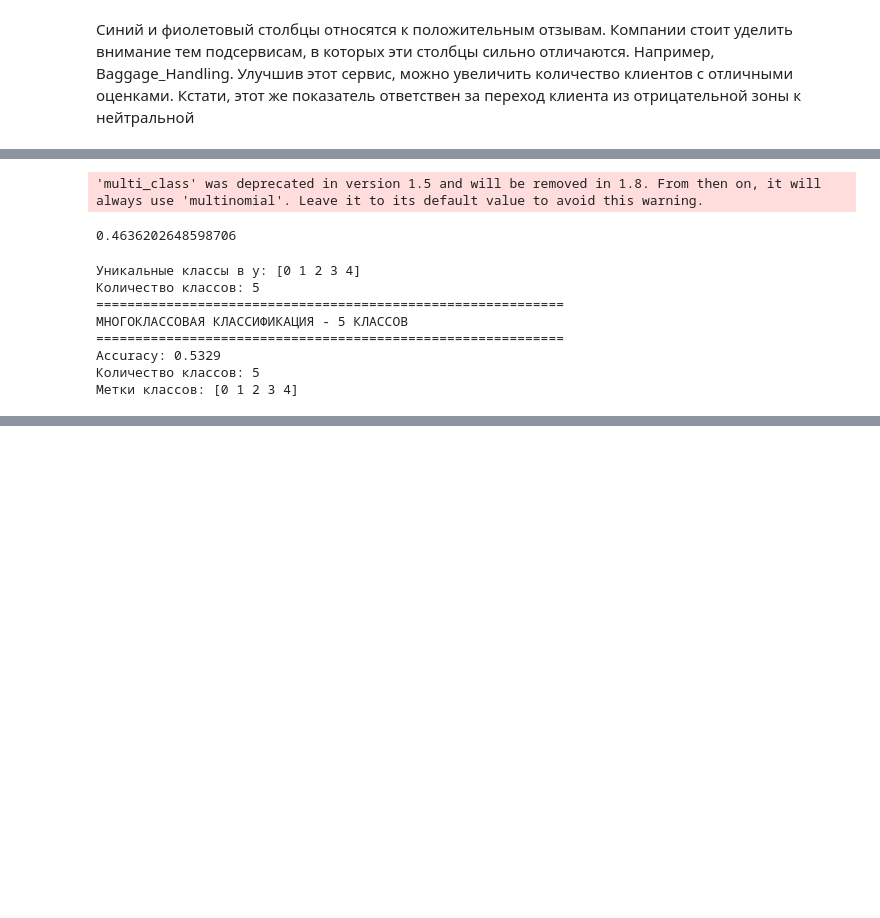
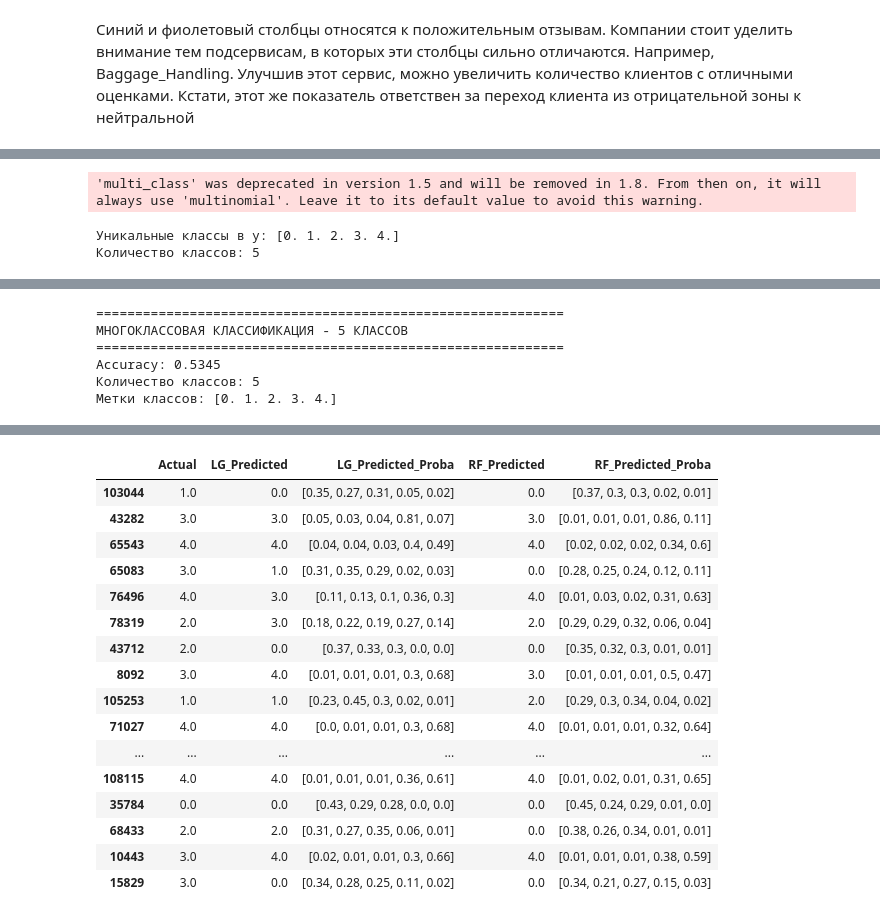
Before and after one commit to chukhuck/MLcourse, a Jupyter notebook: L11 Graph/w1/work.ipynb, the cells around one changed output, grey strips where cells are left out. Saved outputs shown, nothing was run; the diff lists cells and outputs as text; code cells hidden in the pictures; blank space fills up the shorter version.

```diff
--- a/L11 Graph/w1/work.ipynb
+++ b/L11 Graph/w1/work.ipynb
@@ -564,3 +591,19 @@ from sklearn.model_selection import train_test_split
 X_train, X_test, y_train, y_test = train_test_split(
     X, y, test_size=0.2, random_state=42
 )
+
+#X_train_scaled = ss.fit_transform(X_train)
+X_train = pd.DataFrame(
+    ss.fit_transform(X_train),
+    columns=X_train.columns,
+    index=X_train.index
+)
+
+
+#X_test_scaled = ss.transform(X_test)
+X_test = pd.DataFrame(
+    ss.fit_transform(X_test),
+    columns=X_test.columns,
+    index=X_test.index
+)
+X_test.head()
@@ -601,9 +634,10 @@ regression.fit(X_train, y_train)
 y_pred = regression.predict(X_test)
 y_pred_proba = regression.predict_proba(X_test)
 regression.score(X_test, y_test)
+
+result = pd.DataFrame({'Actual': y_test, 'LG_Predicted': y_pred, 'LG_Predicted_Proba': y_pred_proba.round(2).tolist()})
 # %% [output]
 'multi_class' was deprecated in version 1.5 and will be removed in 1.8. From then on, it will always use 'multinomial'. Leave it to its default value to avoid this warning.
-0.4636202648598706
 # %%
 from sklearn.ensemble import RandomForestClassifier
 from sklearn.model_selection import train_test_split
@@ -614,22 +648,23 @@ import numpy as np
 print("Уникальные классы в y:", np.unique(y))
 print("Количество классов:", len(np.unique(y)))
 
-# Разделение данных
-X_train, X_test, y_train, y_test = train_test_split(
-    X, y,
-    test_size=0.2,
-    random_state=42,
-    stratify=y  # сохраняем распределение классов
-)
+## Разделение данных
+#X_train, X_test, y_train, y_test = train_test_split(
+#    X, y,
+#    test_size=0.2,
+#    random_state=42,
+#    stratify=y  # сохраняем распределение классов
+#)
 
 # Создание модели для 5 классов
 rf_model = RandomForestClassifier(
-    n_estimators=100,       # количество деревьев
+    n_estimators=1000,       # количество деревьев
     random_state=42,        # для воспроизводимости
     max_depth=10,           # ограничение глубины
     min_samples_split=5,    # минимальное samples для разделения
     min_samples_leaf=2,     # минимальное samples в листе
-    class_weight='balanced' # важно для многоклассовой классификации
+    class_weight='balanced', # важно для многоклассовой классификации
+    verbose=1
 )
 
 # Обучение модели
@@ -639,6 +674,9 @@ rf_model.fit(X_train, y_train)
 y_pred = rf_model.predict(X_test)
 y_pred_proba = rf_model.predict_proba(X_test)  # вероятности для всех 5 классов
 
+result['RF_Predicted'] = y_pred
+result['RF_Predicted_Proba'] = y_pred_proba.round(2).tolist()
+
 # Оценка качества
 print("=" * 60)
 print("МНОГОКЛАССОВАЯ КЛАССИФИКАЦИЯ - 5 КЛАССОВ")
@@ -646,12 +684,8 @@ print("=" * 60)
 print(f"Accuracy: {accuracy_score(y_test, y_pred):.4f}")
 print(f"Количество классов: {len(rf_model.classes_)}")
 print(f"Метки классов: {rf_model.classes_}")
+
+result.head(30)
 # %% [output]
-Уникальные классы в y: [0 1 2 3 4]
+Уникальные классы в y: [0. 1. 2. 3. 4.]
 Количество классов: 5
-============================================================
-МНОГОКЛАССОВАЯ КЛАССИФИКАЦИЯ - 5 КЛАССОВ
-============================================================
-Accuracy: 0.5329
-Количество классов: 5
-Метки классов: [0 1 2 3 4]
@@ -657,0 +706,6 @@ Accuracy: 0.5329
+============================================================
+МНОГОКЛАССОВАЯ КЛАССИФИКАЦИЯ - 5 КЛАССОВ
+============================================================
+Accuracy: 0.5345
+Количество классов: 5
+Метки классов: [0. 1. 2. 3. 4.]
@@ -657,0 +713,17 @@ Accuracy: 0.5329
+|  | Actual | LG_Predicted | LG_Predicted_Proba | RF_Predicted | RF_Predicted_Proba |
+| 103044 | 1.0 | 0.0 | [0.35, 0.27, 0.31, 0.05, 0.02] | 0.0 | [0.37, 0.3, 0.3, 0.02, 0.01] |
+| 43282 | 3.0 | 3.0 | [0.05, 0.03, 0.04, 0.81, 0.07] | 3.0 | [0.01, 0.01, 0.01, 0.86, 0.11] |
+| 65543 | 4.0 | 4.0 | [0.04, 0.04, 0.03, 0.4, 0.49] | 4.0 | [0.02, 0.02, 0.02, 0.34, 0.6] |
+| 65083 | 3.0 | 1.0 | [0.31, 0.35, 0.29, 0.02, 0.03] | 0.0 | [0.28, 0.25, 0.24, 0.12, 0.11] |
+| 76496 | 4.0 | 3.0 | [0.11, 0.13, 0.1, 0.36, 0.3] | 4.0 | [0.01, 0.03, 0.02, 0.31, 0.63] |
+| 78319 | 2.0 | 3.0 | [0.18, 0.22, 0.19, 0.27, 0.14] | 2.0 | [0.29, 0.29, 0.32, 0.06, 0.04] |
+| 43712 | 2.0 | 0.0 | [0.37, 0.33, 0.3, 0.0, 0.0] | 0.0 | [0.35, 0.32, 0.3, 0.01, 0.01] |
+| 8092 | 3.0 | 4.0 | [0.01, 0.01, 0.01, 0.3, 0.68] | 3.0 | [0.01, 0.01, 0.01, 0.5, 0.47] |
+| 105253 | 1.0 | 1.0 | [0.23, 0.45, 0.3, 0.02, 0.01] | 2.0 | [0.29, 0.3, 0.34, 0.04, 0.02] |
+| 71027 | 4.0 | 4.0 | [0.0, 0.01, 0.01, 0.3, 0.68] | 4.0 | [0.01, 0.01, 0.01, 0.32, 0.64] |
+| ... | ... | ... | ... | ... | ... |
+| 108115 | 4.0 | 4.0 | [0.01, 0.01, 0.01, 0.36, 0.61] | 4.0 | [0.01, 0.02, 0.01, 0.31, 0.65] |
+| 35784 | 0.0 | 0.0 | [0.43, 0.29, 0.28, 0.0, 0.0] | 0.0 | [0.45, 0.24, 0.29, 0.01, 0.0] |
+| 68433 | 2.0 | 2.0 | [0.31, 0.27, 0.35, 0.06, 0.01] | 0.0 | [0.38, 0.26, 0.34, 0.01, 0.01] |
+| 10443 | 3.0 | 4.0 | [0.02, 0.01, 0.01, 0.3, 0.66] | 4.0 | [0.01, 0.01, 0.01, 0.38, 0.59] |
+| 15829 | 3.0 | 0.0 | [0.34, 0.28, 0.25, 0.11, 0.02] | 0.0 | [0.34, 0.21, 0.27, 0.15, 0.03] |
```
Also changed, not shown: parts of 19 cells of this notebook.
